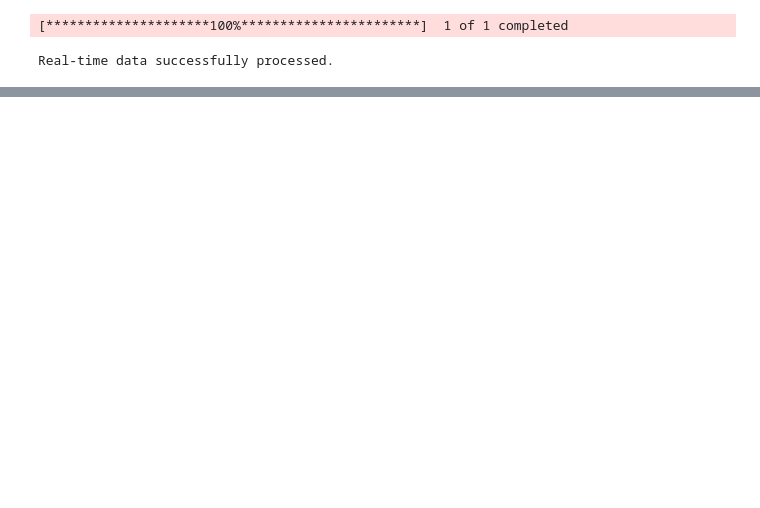
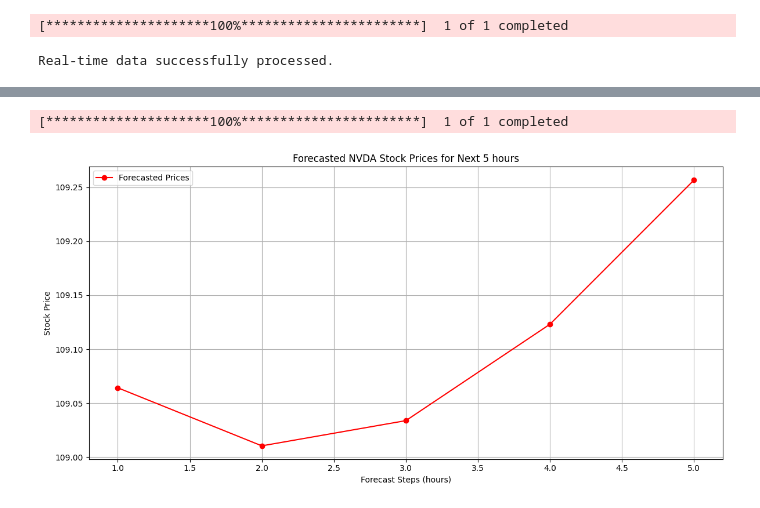
Before and after one commit to romanesquibel562/Neural-Network-Price-Forecasts, a Jupyter notebook: Pytorch_Project_ISDS558.ipynb, the cells around one changed output, grey strips where cells are left out. Saved outputs shown, nothing was run; the diff lists cells and outputs as text; code cells hidden in the pictures; blank space fills up the shorter version.

```diff
--- a/Pytorch_Project_ISDS558.ipynb
+++ b/Pytorch_Project_ISDS558.ipynb
@@ -380,0 +422,45 @@ prediction_thread.start()
+# %%
+def forecasts_next_n_steps(model, input_sequence, n_steps=5):
+    """Forecast the next n steps using the trained model."""
+    model.eval()
+    predictions = []
+
+    current_sequence = input_sequence.clone().detach()
+
+    with torch.no_grad():
+        for _ in range(n_steps):
+            pred = model(current_sequence)
+            predictions.append(pred.item())
+
+            new_step = pred.view(1, 1, 1)
+            current_sequence = torch.cat((current_sequence[:, 1:, :], new_step), dim=1)
+
+    return scaler.inverse_transform(np.array(predictions).reshape(-1, 1))
+
+def plot_forecasted_prices(forecasted_prices, steps_ahead=5):
+    """Plot the forecasted prices."""
+
+    if forecasted_prices is None or len(forecasted_prices) == 0:
+        logger.warning("No forecasted prices to plot.")
+        return
+
+    plt.figure(figsize=(12, 6))
+    plt.plot(range(1, steps_ahead + 1), forecasted_prices, marker='o', color='red', label='Forecasted Prices')
+    plt.title(f"Forecasted NVDA Stock Prices for Next {steps_ahead} hours")
+    plt.xlabel("Forecast Steps (hours)")
+    plt.ylabel("Stock Price")
+    plt.grid(True)
+    plt.legend()
+    plt.tight_layout()
+    plt.show()
+
+x_real_time = get_latest_stock_price()
+if x_real_time is not None:
+    forecasted_prices = forecasts_next_n_steps(model, torch.tensor(x_real_time, dtype=torch.float32), n_steps=5)
+    plot_forecasted_prices(forecasted_prices, steps_ahead=5)
+
+else:
+    logger.error("Insufficient data for forecasting. Skipping forecast.")
+# %% [output]
+[*********************100%***********************]  1 of 1 completed
+[figure, added]
```
Also changed, not shown: parts of 18 cells of this notebook, 1 other file.
